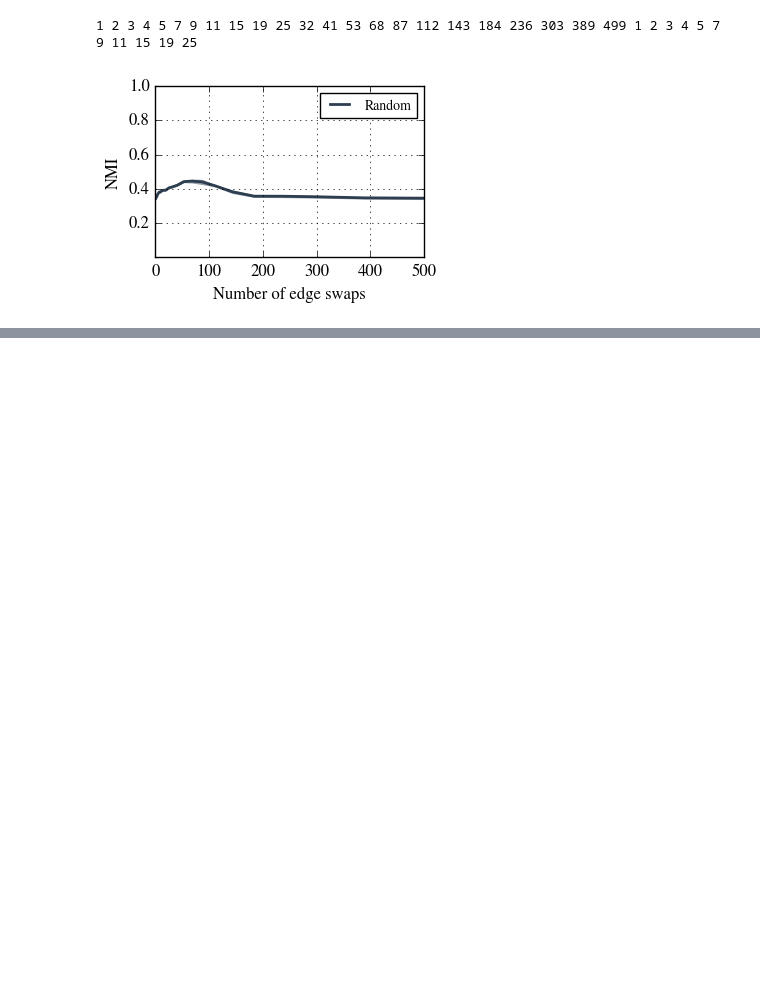
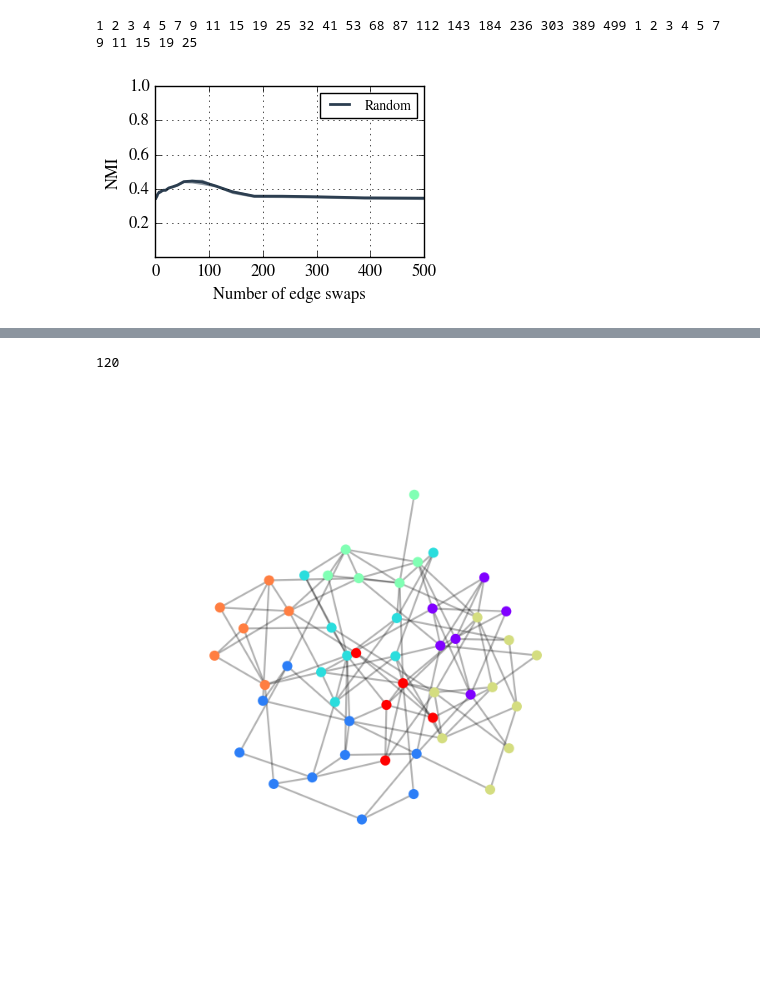
Before and after one commit to ulfaslak/recurrent_communities, a Jupyter notebook: Playspace.ipynb, the cells around one changed output, grey strips where cells are left out. Cells and saved outputs as stored; diff of their text form; code cells hidden in the pictures; blank space fills up the shorter version.

```diff
--- a/Playspace.ipynb
+++ b/Playspace.ipynb
@@ -883,0 +1096,11 @@ def f(arg1, arg2, kwarg1=1, kwarg2=2):
+# %%
+#G = nx.gaussian_random_partition_graph(50, 8, 1, 0.5, 0.0)
+G = nx.random_partition_graph([2, 3, 5, 6, 7, 8, 9, 10], 0.4, 0.05)
+print len(G.edges())
+plt.figure(None, figsize=(10, 10), frameon=False)
+ulf.draw(G, partition=True)
+# %% [output]
+120
+[figure, added]
+# %% [markdown]
+#####
```
Also changed, not shown: parts of 25 cells of this notebook, 2 other files.
